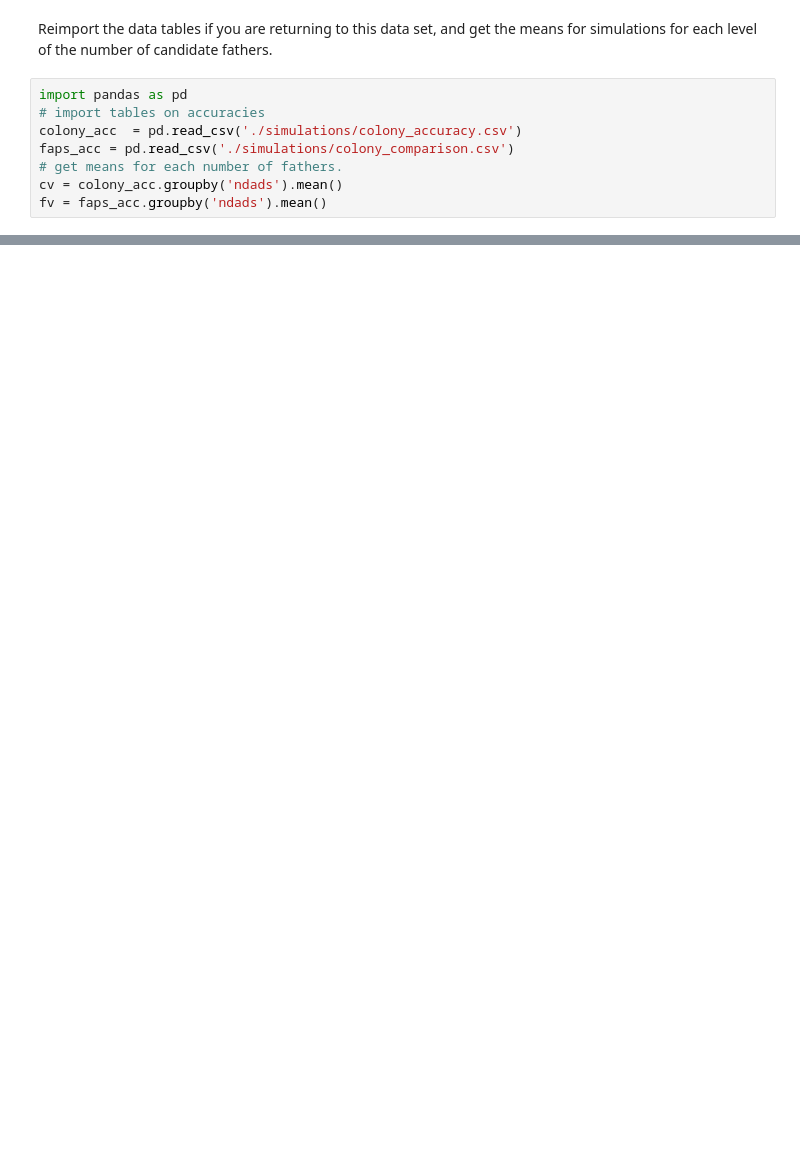
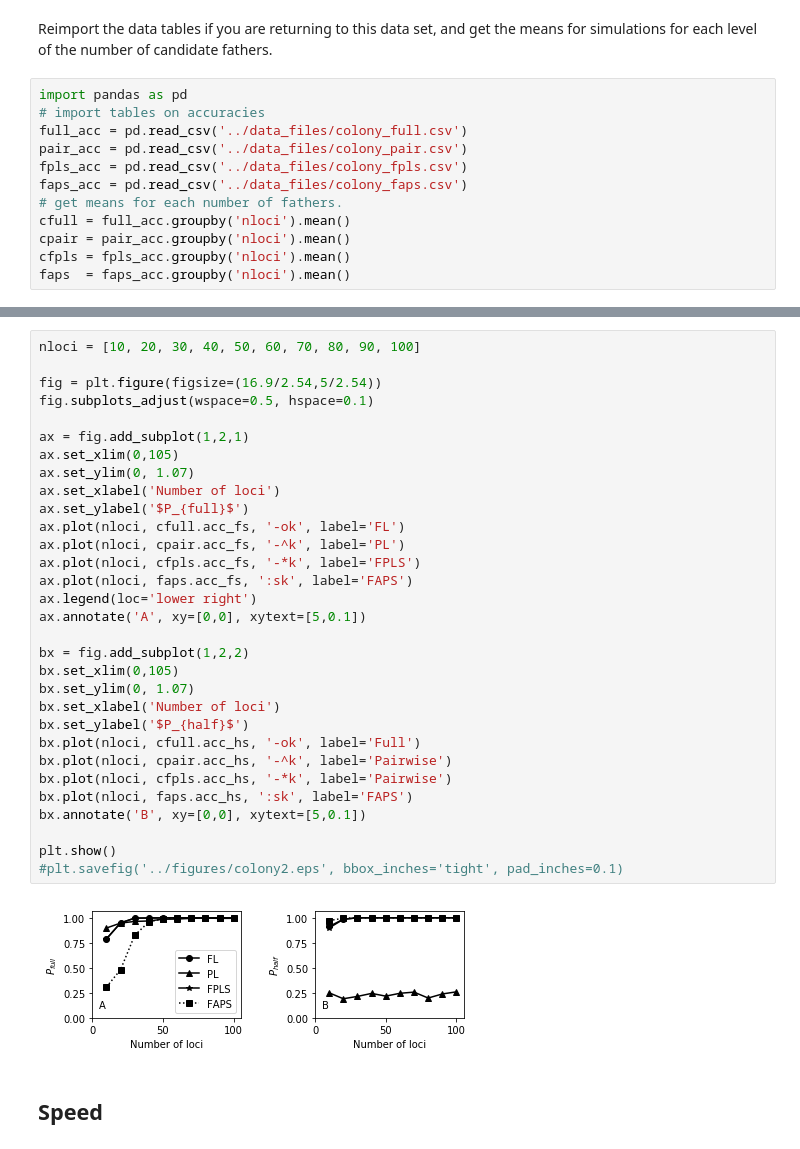
Before and after one commit to ellisztamas/faps, a Jupyter notebook: manuscript_faps/analysis/Comparison with Colony2.ipynb, the cells around one changed output, grey strips where cells are left out. Cells and saved outputs as stored; diff of their text form; blank space fills up the shorter version.

```diff
--- a/manuscript_faps/analysis/Comparison with Colony2.ipynb
+++ b/manuscript_faps/analysis/Comparison with Colony2.ipynb
@@ -181,8 +238,12 @@ Reimport the data tables if you are returning to this data set, and get the mean
 # %%
 import pandas as pd
 # import tables on accuracies
-colony_acc  = pd.read_csv('./simulations/colony_accuracy.csv')
-faps_acc = pd.read_csv('./simulations/colony_comparison.csv')
+full_acc = pd.read_csv('../data_files/colony_full.csv')
+pair_acc = pd.read_csv('../data_files/colony_pair.csv')
+fpls_acc = pd.read_csv('../data_files/colony_fpls.csv')
+faps_acc = pd.read_csv('../data_files/colony_faps.csv')
 # get means for each number of fathers.
-cv = colony_acc.groupby('ndads').mean()
-fv = faps_acc.groupby('ndads').mean()
+cfull = full_acc.groupby('nloci').mean()
+cpair = pair_acc.groupby('nloci').mean()
+cfpls = fpls_acc.groupby('nloci').mean()
+faps  = faps_acc.groupby('nloci').mean()
@@ -188,0 +254,35 @@ fv = faps_acc.groupby('ndads').mean()
+# %%
+nloci = [10, 20, 30, 40, 50, 60, 70, 80, 90, 100]
+
+fig = plt.figure(figsize=(16.9/2.54,5/2.54))
+fig.subplots_adjust(wspace=0.5, hspace=0.1)
+
+ax = fig.add_subplot(1,2,1)
+ax.set_xlim(0,105)
+ax.set_ylim(0, 1.07)
+ax.set_xlabel('Number of loci')
+ax.set_ylabel('$P_{full}$')
+ax.plot(nloci, cfull.acc_fs, '-ok', label='FL')
+ax.plot(nloci, cpair.acc_fs, '-^k', label='PL')
+ax.plot(nloci, cfpls.acc_fs, '-*k', label='FPLS')
+ax.plot(nloci, faps.acc_fs, ':sk', label='FAPS')
+ax.legend(loc='lower right')
+ax.annotate('A', xy=[0,0], xytext=[5,0.1])
+
+bx = fig.add_subplot(1,2,2)
+bx.set_xlim(0,105)
+bx.set_ylim(0, 1.07)
+bx.set_xlabel('Number of loci')
+bx.set_ylabel('$P_{half}$')
+bx.plot(nloci, cfull.acc_hs, '-ok', label='Full')
+bx.plot(nloci, cpair.acc_hs, '-^k', label='Pairwise')
+bx.plot(nloci, cfpls.acc_hs, '-*k', label='Pairwise')
+bx.plot(nloci, faps.acc_hs, ':sk', label='FAPS')
+bx.annotate('B', xy=[0,0], xytext=[5,0.1])
+
+plt.show()
+#plt.savefig('../figures/colony2.eps', bbox_inches='tight', pad_inches=0.1)
+# %% [output]
+[figure, added]
+# %% [markdown]
+## Speed
```
Also changed, not shown: parts of 19 cells of this notebook, 3 other files.
